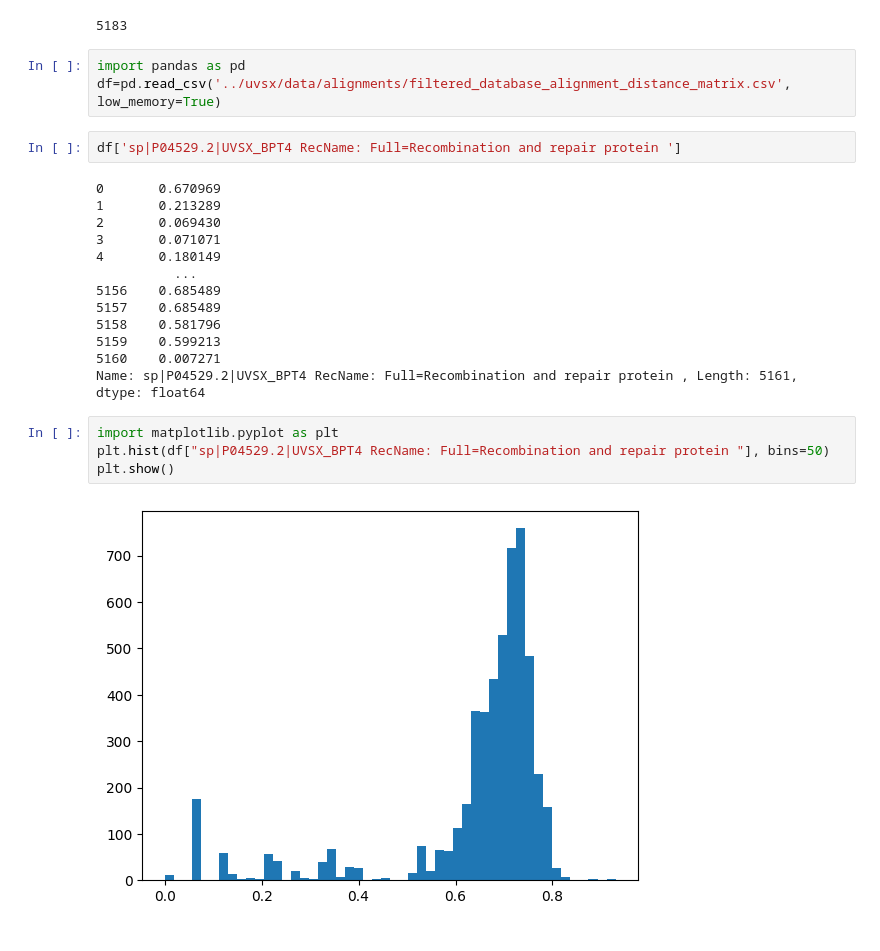
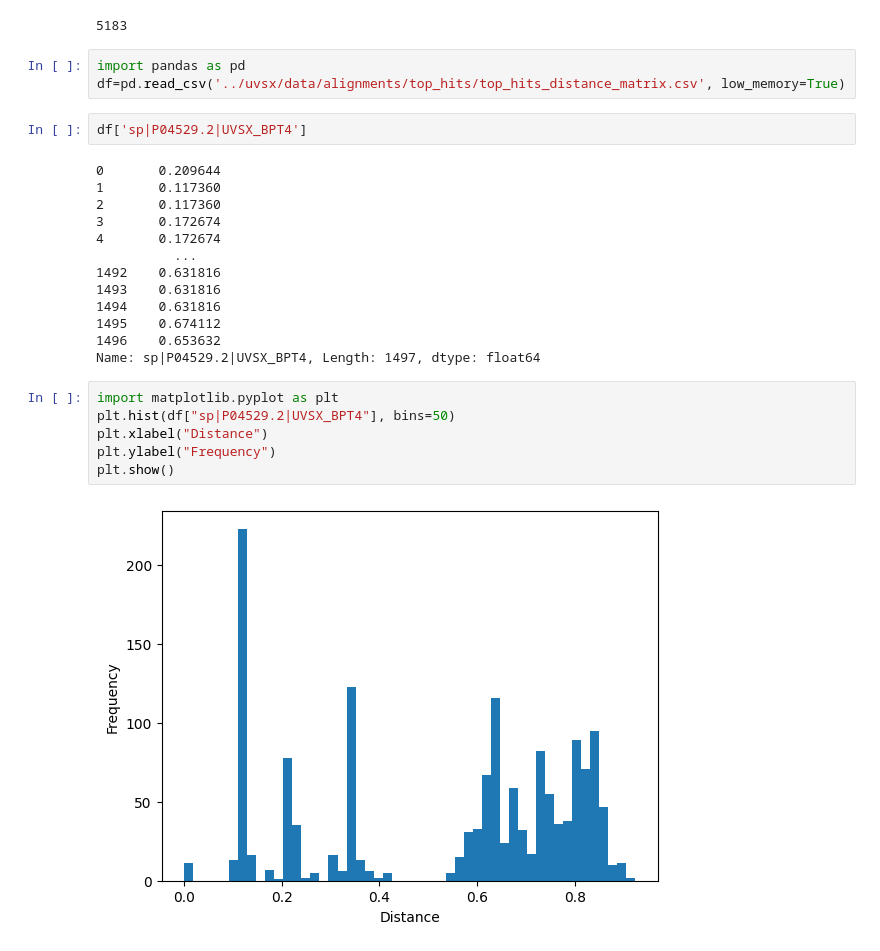
Before and after one commit to JaimeQMUL/NAAT_artic_phages, a Jupyter notebook: notebooks/notebook.ipynb, the cells around one changed output. Cells and saved outputs as stored; diff of their text form.

```diff
--- a/notebooks/notebook.ipynb
+++ b/notebooks/notebook.ipynb
@@ -263,25 +263,27 @@ counter
 5183
 # %%
 import pandas as pd
-df=pd.read_csv('../uvsx/data/alignments/filtered_database_alignment_distance_matrix.csv', low_memory=True)
+df=pd.read_csv('../uvsx/data/alignments/top_hits/top_hits_distance_matrix.csv', low_memory=True)
 # %%
-df['sp|P04529.2|UVSX_BPT4 RecName: Full=Recombination and repair protein ']
+df['sp|P04529.2|UVSX_BPT4']
 # %% [output]
-0       0.670969
-1       0.213289
-2       0.069430
-3       0.071071
-4       0.180149
+0       0.209644
+1       0.117360
+2       0.117360
+3       0.172674
+4       0.172674
           ...
-5156    0.685489
-5157    0.685489
-5158    0.581796
-5159    0.599213
-5160    0.007271
-Name: sp|P04529.2|UVSX_BPT4 RecName: Full=Recombination and repair protein , Length: 5161, dtype: float64
+1492    0.631816
+1493    0.631816
+1494    0.631816
+1495    0.674112
+1496    0.653632
+Name: sp|P04529.2|UVSX_BPT4, Length: 1497, dtype: float64
 # %%
 import matplotlib.pyplot as plt
-plt.hist(df["sp|P04529.2|UVSX_BPT4 RecName: Full=Recombination and repair protein "], bins=50)
+plt.hist(df["sp|P04529.2|UVSX_BPT4"], bins=50)
+plt.xlabel("Distance")
+plt.ylabel("Frequency")
 plt.show()
 # %% [output]
-[figure, old version]
+[figure, new version]
```
Also changed, not shown: 10 other files.
